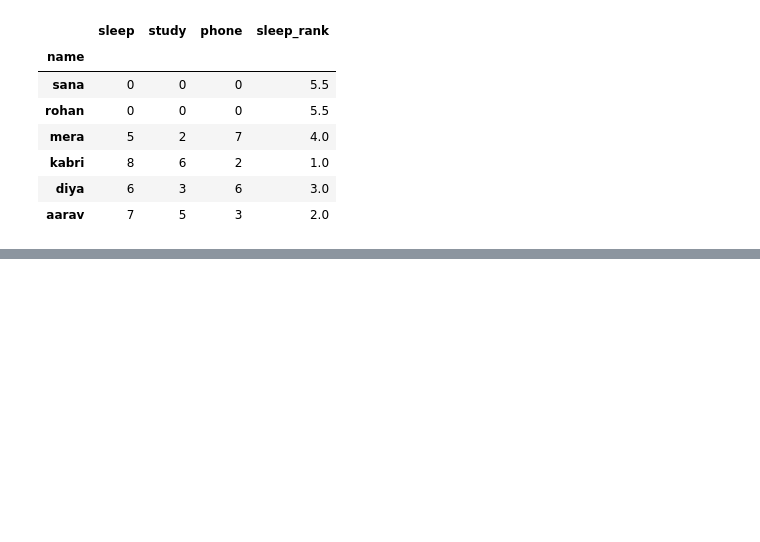
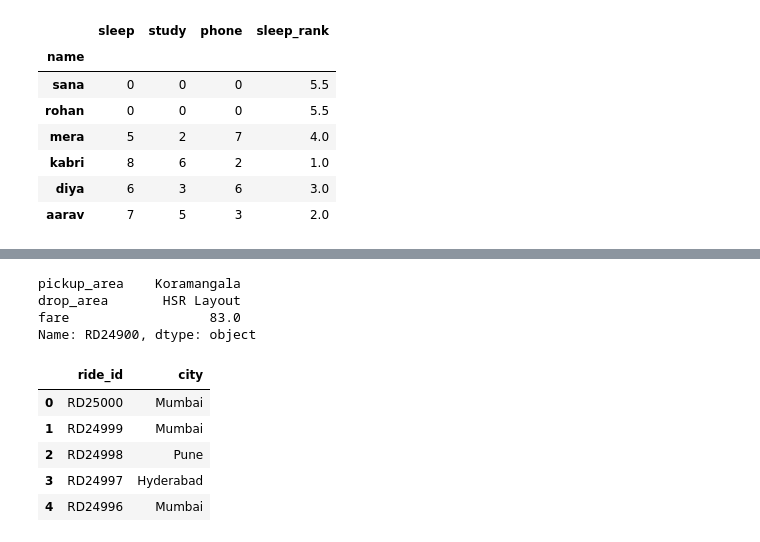
Before and after one commit to singh-amit-45/Data-Science, a Jupyter notebook: Libraries/Pandas/Pandas_DataFrame/DataFrame.ipynb, the cells around one changed output, grey strips where cells are left out. Saved outputs shown, nothing was run; the diff lists cells and outputs as text; code cells hidden in the pictures; blank space fills up the shorter version.

```diff
--- a/Libraries/Pandas/Pandas_DataFrame/DataFrame.ipynb
+++ b/Libraries/Pandas/Pandas_DataFrame/DataFrame.ipynb
@@ -1266,0 +1301,3 @@ z_to_a
+# %%
+by_id = rides.set_index('ride_id')
+by_id[['city','fare']].head(3)
@@ -1266,0 +1310,17 @@ z_to_a
+# %%
+ by_id.loc['RD24900',['pickup_area','drop_area','fare']]
+# %% [output]
+pickup_area    Koramangala
+drop_area       HSR Layout
+fare                  83.0
+Name: RD24900, dtype: object
+# %%
+back = by_id.reset_index()
+back[['ride_id','city']].head(5)
+# %% [output]
+|  | ride_id | city |
+| 0 | RD25000 | Mumbai |
+| 1 | RD24999 | Mumbai |
+| 2 | RD24998 | Pune |
+| 3 | RD24997 | Hyderabad |
+| 4 | RD24996 | Mumbai |
```
Also changed, not shown: parts of 54 cells of this notebook.
